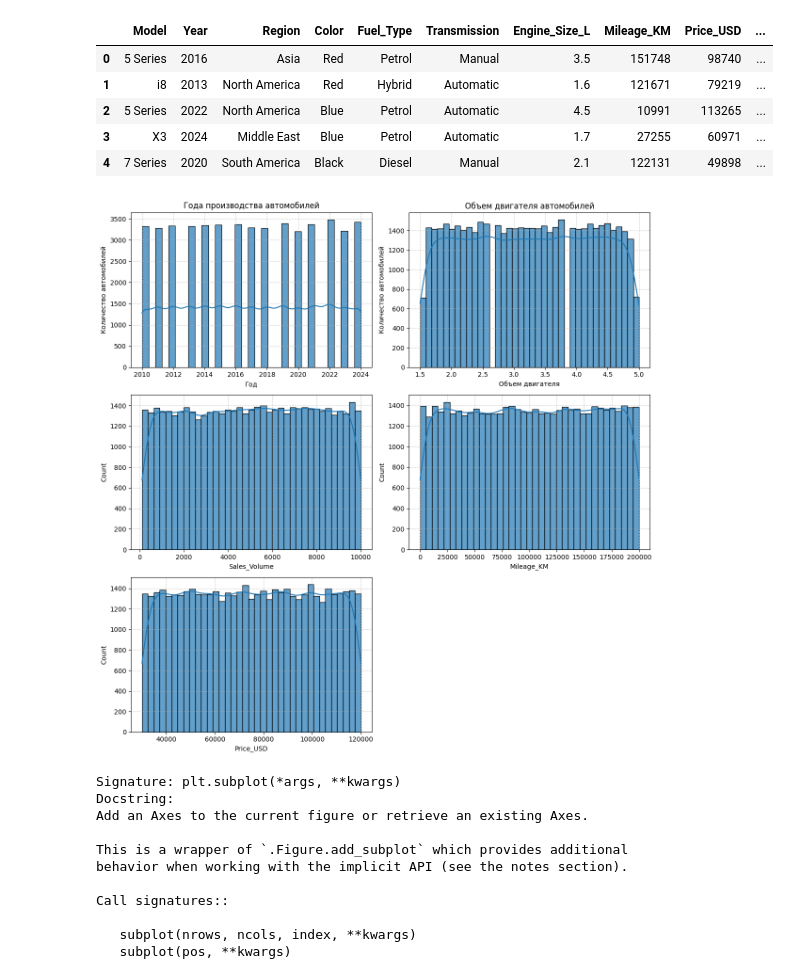
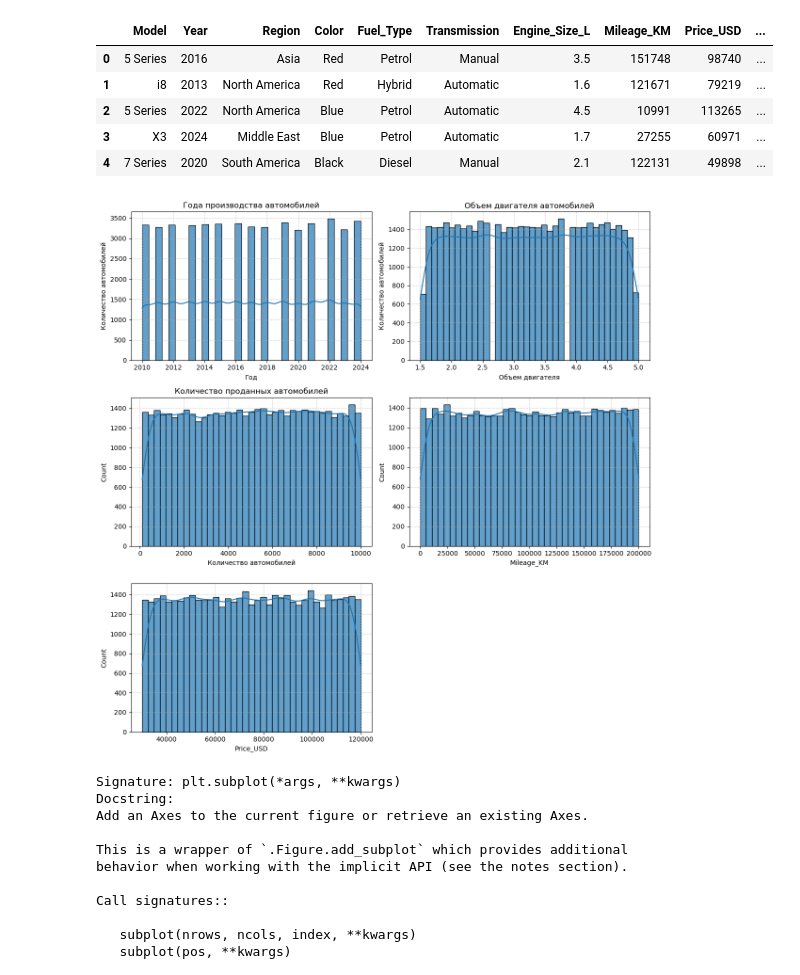
Before and after one commit to equi1p/BMW_sales, a Jupyter notebook: BMW_Sales.ipynb, the cells around one changed output. Cells and saved outputs as stored; diff of their text form; code cells hidden in the pictures.

```diff
--- a/BMW_Sales.ipynb
+++ b/BMW_Sales.ipynb
@@ -98,34 +96,36 @@ sns.histplot(data = bmw, x = 'Year', kde=True, alpha = 0.7)
 plt.grid(True, linestyle='--', alpha=0.6)
 plt.xlabel('Год')
 plt.ylabel('Количество автомобилей')
 plt.tight_layout()
 
 plt.subplot(3,2,2)
 plt.title('Объем двигателя автомобилей')
 sns.histplot(data = bmw, x = 'Engine_Size_L', kde=True, alpha = 0.7)
 plt.grid(True, linestyle='--', alpha=0.6)
 plt.xlabel('Объем двигателя')
 plt.ylabel('Количество автомобилей')
 plt.tight_layout()
 
 plt.subplot(3,2,3)
+plt.title('Количество проданных автомобилей')
 sns.histplot(data = bmw, x = 'Sales_Volume', kde=True, alpha = 0.7)
 plt.grid(True, linestyle='--', alpha=0.6)
+plt.xlabel('Количество автомобилей')
 plt.tight_layout()
 
 plt.subplot(3,2,4)
 sns.histplot(data = bmw, x = 'Mileage_KM', kde=True, alpha = 0.7)
 plt.grid(True, linestyle='--', alpha=0.6)
 plt.tight_layout()
 
 plt.subplot(3,2,5)
 sns.histplot(data = bmw, x = 'Price_USD', kde=True, alpha = 0.7)
 plt.grid(True, linestyle='--', alpha=0.6)
 plt.tight_layout()
 
 plt.show()
 # %% [output]
-[figure, old version]
+[figure, new version]
 # %%
 ??plt.subplot
 # %% [output]
```
Also changed, not shown: parts of 2 cells of this notebook.
